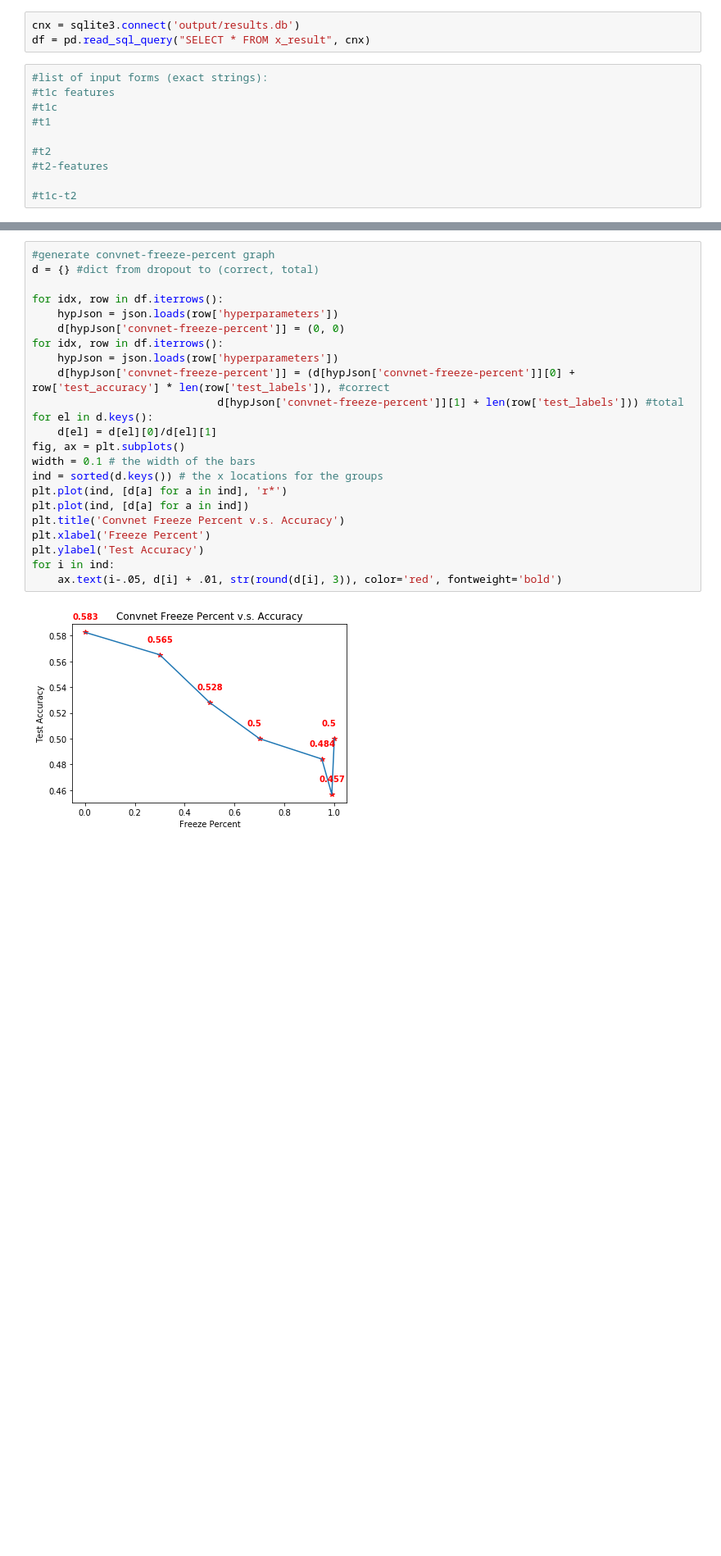
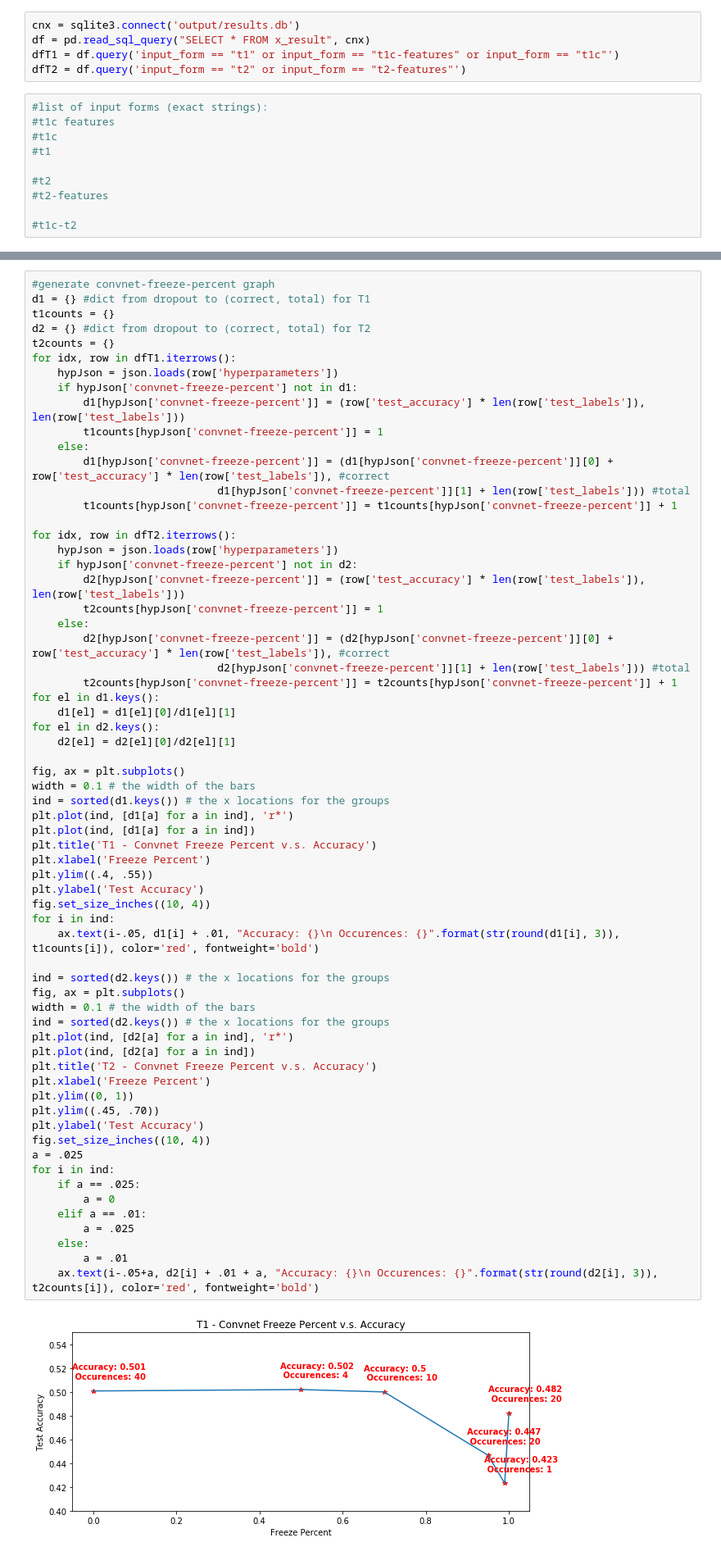
Before and after one commit to sopeeweje/Bone-MRI, a Jupyter notebook: hyperparameter_comparisons.ipynb, the cells around one changed output, grey strips where cells are left out. Shown at 82% size. Cells and saved outputs as stored; diff of their text form; blank space fills up the shorter version.

```diff
--- a/hyperparameter_comparisons.ipynb
+++ b/hyperparameter_comparisons.ipynb
@@ -7,6 +7,8 @@ import matplotlib.pyplot as plt
 # %%
 cnx = sqlite3.connect('output/results.db')
 df = pd.read_sql_query("SELECT * FROM x_result", cnx)
+dfT1 = df.query('input_form == "t1" or input_form == "t1c-features" or input_form == "t1c"')
+dfT2 = df.query('input_form == "t2" or input_form == "t2-features"')
 # %%
 #list of input forms (exact strings):
 #t1c features
@@ -90,25 +190,66 @@ for i, v in enumerate(d.values()):
 # %%
 #generate convnet-freeze-percent graph
-d = {} #dict from dropout to (correct, total)
+d1 = {} #dict from dropout to (correct, total) for T1
+t1counts = {}
+d2 = {} #dict from dropout to (correct, total) for T2
+t2counts = {}
+for idx, row in dfT1.iterrows():
+    hypJson = json.loads(row['hyperparameters'])
+    if hypJson['convnet-freeze-percent'] not in d1:
+        d1[hypJson['convnet-freeze-percent']] = (row['test_accuracy'] * len(row['test_labels']), len(row['test_labels']))
+        t1counts[hypJson['convnet-freeze-percent']] = 1
+    else:
+        d1[hypJson['convnet-freeze-percent']] = (d1[hypJson['convnet-freeze-percent']][0] + row['test_accuracy'] * len(row['test_labels']), #correct
+                             d1[hypJson['convnet-freeze-percent']][1] + len(row['test_labels'])) #total
+        t1counts[hypJson['convnet-freeze-percent']] = t1counts[hypJson['convnet-freeze-percent']] + 1
 
-for idx, row in df.iterrows():
+for idx, row in dfT2.iterrows():
     hypJson = json.loads(row['hyperparameters'])
-    d[hypJson['convnet-freeze-percent']] = (0, 0)
-for idx, row in df.iterrows():
-    hypJson = json.loads(row['hyperparameters'])
-    d[hypJson['convnet-freeze-percent']] = (d[hypJson['convnet-freeze-percent']][0] + row['test_accuracy'] * len(row['test_labels']), #correct
-                             d[hypJson['convnet-freeze-percent']][1] + len(row['test_labels'])) #total
-for el in d.keys():
-    d[el] = d[el][0]/d[el][1]
+    if hypJson['convnet-freeze-percent'] not in d2:
+        d2[hypJson['convnet-freeze-percent']] = (row['test_accuracy'] * len(row['test_labels']), len(row['test_labels']))
+        t2counts[hypJson['convnet-freeze-percent']] = 1
+    else:
+        d2[hypJson['convnet-freeze-percent']] = (d2[hypJson['convnet-freeze-percent']][0] + row['test_accuracy'] * len(row['test_labels']), #correct
+                             d2[hypJson['convnet-freeze-percent']][1] + len(row['test_labels'])) #total
+        t2counts[hypJson['convnet-freeze-percent']] = t2counts[hypJson['convnet-freeze-percent']] + 1
+for el in d1.keys():
+    d1[el] = d1[el][0]/d1[el][1]
+for el in d2.keys():
+    d2[el] = d2[el][0]/d2[el][1]
+
 fig, ax = plt.subplots()
 width = 0.1 # the width of the bars
-ind = sorted(d.keys()) # the x locations for the groups
-plt.plot(ind, [d[a] for a in ind], 'r*')
-plt.plot(ind, [d[a] for a in ind])
-plt.title('Convnet Freeze Percent v.s. Accuracy')
+ind = sorted(d1.keys()) # the x locations for the groups
+plt.plot(ind, [d1[a] for a in ind], 'r*')
+plt.plot(ind, [d1[a] for a in ind])
+plt.title('T1 - Convnet Freeze Percent v.s. Accuracy')
 plt.xlabel('Freeze Percent')
+plt.ylim((.4, .55))
 plt.ylabel('Test Accuracy')
+fig.set_size_inches((10, 4))
 for i in ind:
-    ax.text(i-.05, d[i] + .01, str(round(d[i], 3)), color='red', fontweight='bold')
+    ax.text(i-.05, d1[i] + .01, "Accuracy: {}\n Occurences: {}".format(str(round(d1[i], 3)), t1counts[i]), color='red', fontweight='bold')
+
+ind = sorted(d2.keys()) # the x locations for the groups
+fig, ax = plt.subplots()
+width = 0.1 # the width of the bars
+ind = sorted(d2.keys()) # the x locations for the groups
+plt.plot(ind, [d2[a] for a in ind], 'r*')
+plt.plot(ind, [d2[a] for a in ind])
+plt.title('T2 - Convnet Freeze Percent v.s. Accuracy')
+plt.xlabel('Freeze Percent')
+plt.ylim((0, 1))
+plt.ylim((.45, .70))
+plt.ylabel('Test Accuracy')
+fig.set_size_inches((10, 4))
+a = .025
+for i in ind:
+    if a == .025:
+        a = 0
+    elif a == .01:
+        a = .025
+    else:
+        a = .01
+    ax.text(i-.05+a, d2[i] + .01 + a, "Accuracy: {}\n Occurences: {}".format(str(round(d2[i], 3)), t2counts[i]), color='red', fontweight='bold')
 # %% [output]
-[figure, old version]
+[figure, new version]
```
Also changed, not shown: parts of 4 cells of this notebook.
